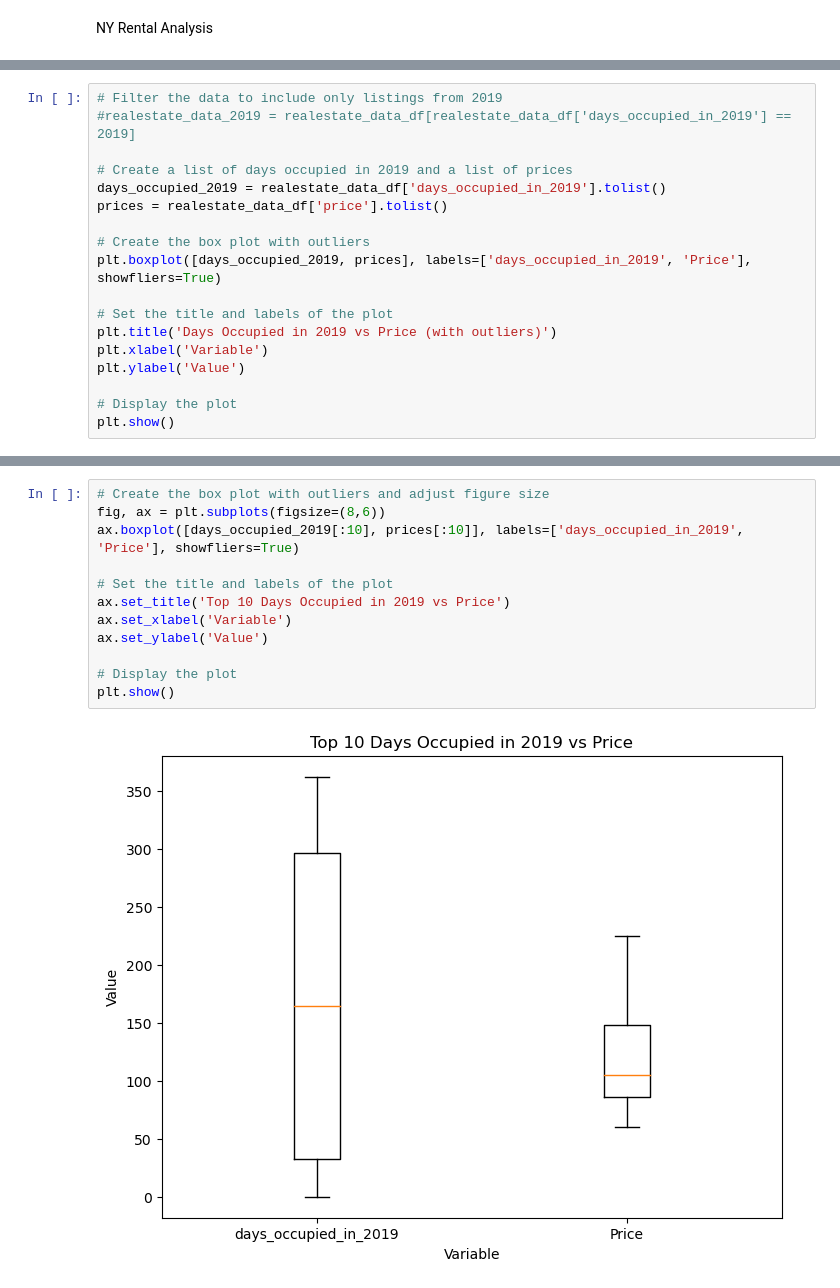
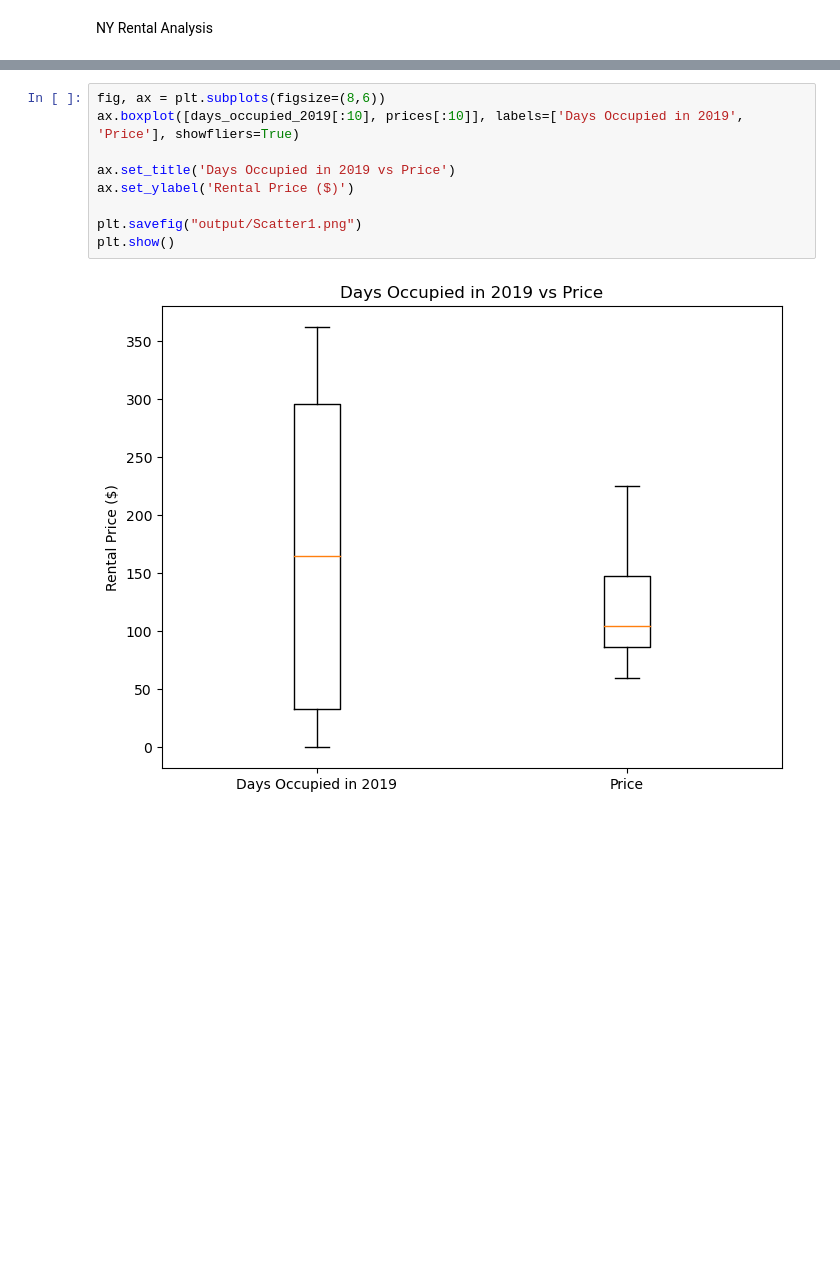
Before and after one commit to RLButch/group-project-1, a Jupyter notebook: NYRentalListingAnalysis.ipynb, the cells around one changed output, grey strips where cells are left out. Saved outputs shown, nothing was run; the diff lists cells and outputs as text; blank space fills up the shorter version.

Commit message:
Finished all the graphs and cleaned it up.

```diff
--- a/NYRentalListingAnalysis.ipynb
+++ b/NYRentalListingAnalysis.ipynb
@@ -148,18 +101,0 @@ plt.show()
-# %%
-# Filter the data to include only listings from 2019
-#realestate_data_2019 = realestate_data_df[realestate_data_df['days_occupied_in_2019'] == 2019]
-
-# Create a list of days occupied in 2019 and a list of prices
-days_occupied_2019 = realestate_data_df['days_occupied_in_2019'].tolist()
-prices = realestate_data_df['price'].tolist()
-
-# Create the box plot with outliers
-plt.boxplot([days_occupied_2019, prices], labels=['days_occupied_in_2019', 'Price'], showfliers=True)
-
-# Set the title and labels of the plot
-plt.title('Days Occupied in 2019 vs Price (with outliers)')
-plt.xlabel('Variable')
-plt.ylabel('Value')
-
-# Display the plot
-plt.show()
@@ -168,14 +120,11 @@ plt.show()
 # %%
-# Create the box plot with outliers and adjust figure size
 fig, ax = plt.subplots(figsize=(8,6))
-ax.boxplot([days_occupied_2019[:10], prices[:10]], labels=['days_occupied_in_2019', 'Price'], showfliers=True)
+ax.boxplot([days_occupied_2019[:10], prices[:10]], labels=['Days Occupied in 2019', 'Price'], showfliers=True)
 
-# Set the title and labels of the plot
-ax.set_title('Top 10 Days Occupied in 2019 vs Price')
-ax.set_xlabel('Variable')
-ax.set_ylabel('Value')
+ax.set_title('Days Occupied in 2019 vs Price')
+ax.set_ylabel('Rental Price ($)')
 
-# Display the plot
+plt.savefig("output/Scatter1.png")
 plt.show()
 # %% [output]
-[figure, old version]
+[figure, new version]
```
Also changed, not shown: parts of 13 cells of this notebook, 3 other files.
